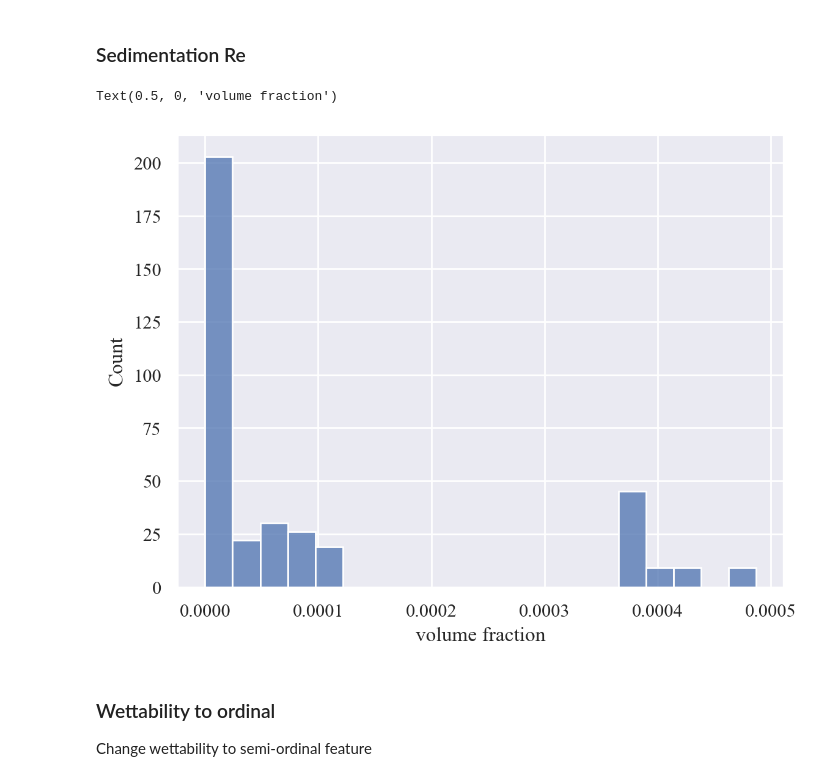
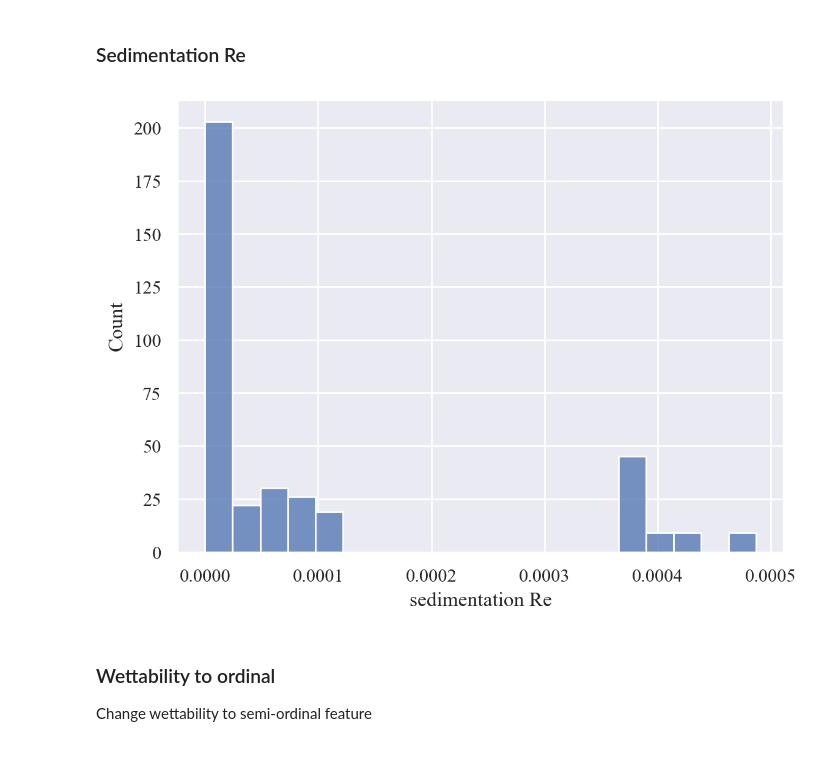
Before and after one commit to mvulf/drop-wall-impact-ml-prediction, a Jupyter notebook: notebooks/EDA_We_Re_edit_3_volume_fraction.ipynb, the cells around one changed output. Drawn from its saved outputs; the diff is of its cells as text; code cells hidden in the pictures.

```diff
--- a/notebooks/EDA_We_Re_edit_3_volume_fraction.ipynb
+++ b/notebooks/EDA_We_Re_edit_3_volume_fraction.ipynb
@@ -695,13 +695,12 @@ Text(0, 0.5, 'volume fraction')
 # %%
 ax = sns.histplot(
     data=df_main,
     x='sedimentation_Re'
 )
 
-ax.set_xlabel('volume fraction')
+ax.set_xlabel('sedimentation Re');
 # %% [output]
-Text(0.5, 0, 'volume fraction')
-[figure, old version]
+[figure, new version]
 # %% [markdown]
 ### Wettability to ordinal
 
```
Also changed, not shown: 8 other files.
